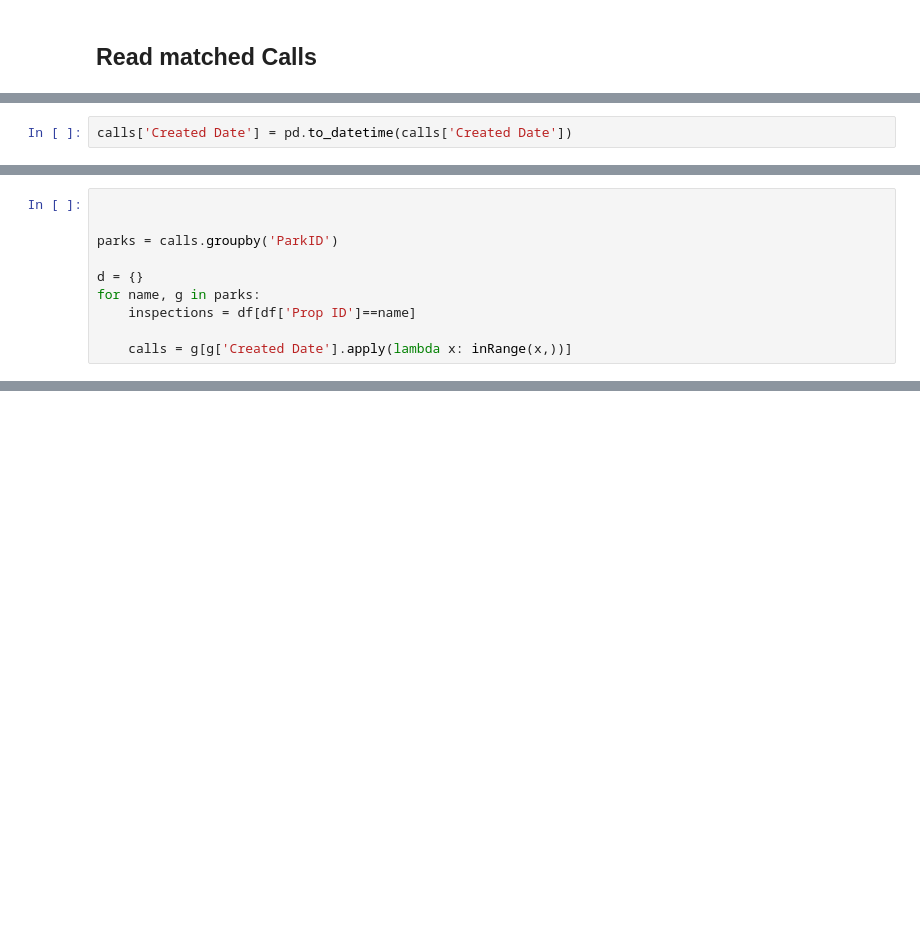
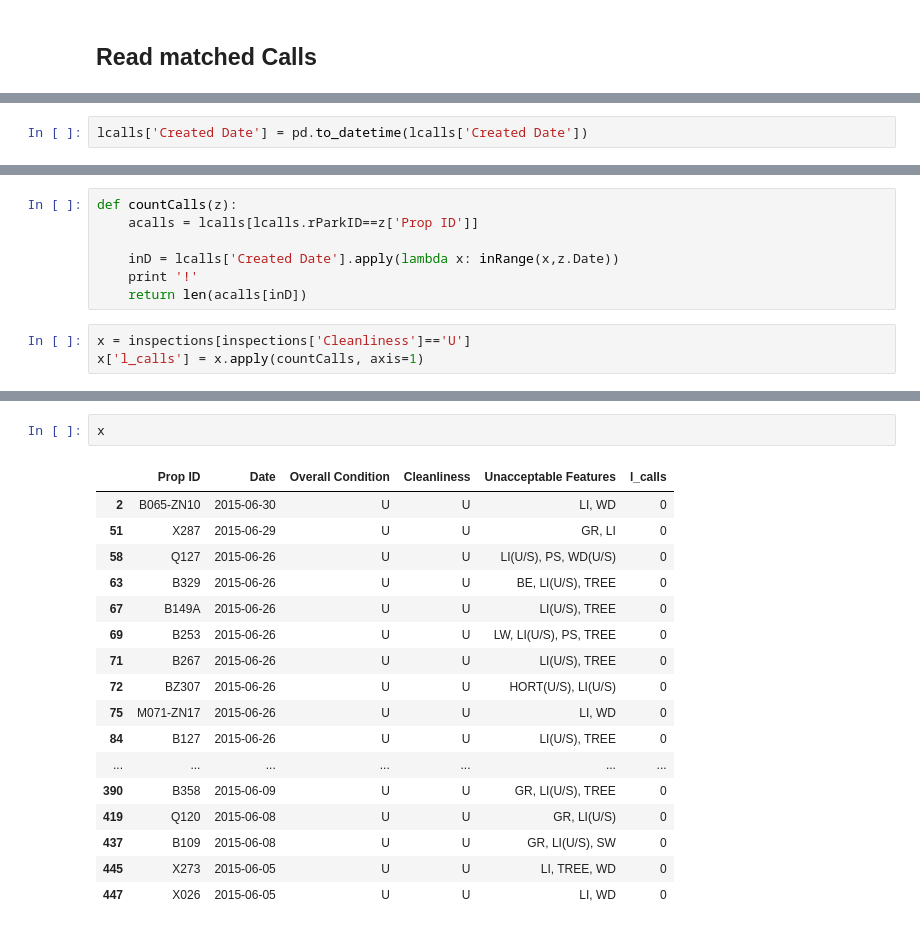
Before and after one commit to gdobler/parqa, a Jupyter notebook: Inspections/Inspections_generate_call_windows.ipynb, the cells around one changed output, grey strips where cells are left out. Drawn from its saved outputs; the diff is of its cells as text; blank space fills up the shorter version.

```diff
--- a/Inspections/Inspections_generate_call_windows.ipynb
+++ b/Inspections/Inspections_generate_call_windows.ipynb
@@ -64,2 +61,2 @@ calls = pd.read_csv(PARQA + '/data/311/calls_matched_property.csv')
 # %%
-calls['Created Date'] = pd.to_datetime(calls['Created Date'])
+lcalls['Created Date'] = pd.to_datetime(lcalls['Created Date'])
@@ -72,10 +62,0 @@ def aggCalls():
-# %%
-
-
-parks = calls.groupby('ParkID')
-
-d = {}
-for name, g in parks:
-    inspections = df[df['Prop ID']==name]
-
-    calls = g[g['Created Date'].apply(lambda x: inRange(x,))]
@@ -81,0 +72,10 @@ for name, g in parks:
+# %%
+def countCalls(z):
+    acalls = lcalls[lcalls.rParkID==z['Prop ID']]
+
+    inD = lcalls['Created Date'].apply(lambda x: inRange(x,z.Date))
+    print '!'
+    return len(acalls[inD])
+# %%
+x = inspections[inspections['Cleanliness']=='U']
+x['l_calls'] = x.apply(countCalls, axis=1)
@@ -81,0 +100,20 @@ for name, g in parks:
+# %%
+x
+# %% [output]
+|  | Prop ID | Date | Overall Condition | Cleanliness | Unacceptable Features | l_calls |
+| 2 | B065-ZN10 | 2015-06-30 | U | U | LI, WD | 0 |
+| 51 | X287 | 2015-06-29 | U | U | GR, LI | 0 |
+| 58 | Q127 | 2015-06-26 | U | U | LI(U/S), PS, WD(U/S) | 0 |
+| 63 | B329 | 2015-06-26 | U | U | BE, LI(U/S), TREE | 0 |
+| 67 | B149A | 2015-06-26 | U | U | LI(U/S), TREE | 0 |
+| 69 | B253 | 2015-06-26 | U | U | LW, LI(U/S), PS, TREE | 0 |
+| 71 | B267 | 2015-06-26 | U | U | LI(U/S), TREE | 0 |
+| 72 | BZ307 | 2015-06-26 | U | U | HORT(U/S), LI(U/S) | 0 |
+| 75 | M071-ZN17 | 2015-06-26 | U | U | LI, WD | 0 |
+| 84 | B127 | 2015-06-26 | U | U | LI(U/S), TREE | 0 |
+| ... | ... | ... | ... | ... | ... | ... |
+| 390 | B358 | 2015-06-09 | U | U | GR, LI(U/S), TREE | 0 |
+| 419 | Q120 | 2015-06-08 | U | U | GR, LI(U/S) | 0 |
+| 437 | B109 | 2015-06-08 | U | U | GR, LI(U/S), SW | 0 |
+| 445 | X273 | 2015-06-05 | U | U | LI, TREE, WD | 0 |
+| 447 | X026 | 2015-06-05 | U | U | LI, WD | 0 |
```
Also changed, not shown: parts of 12 cells of this notebook, 1 other file.
